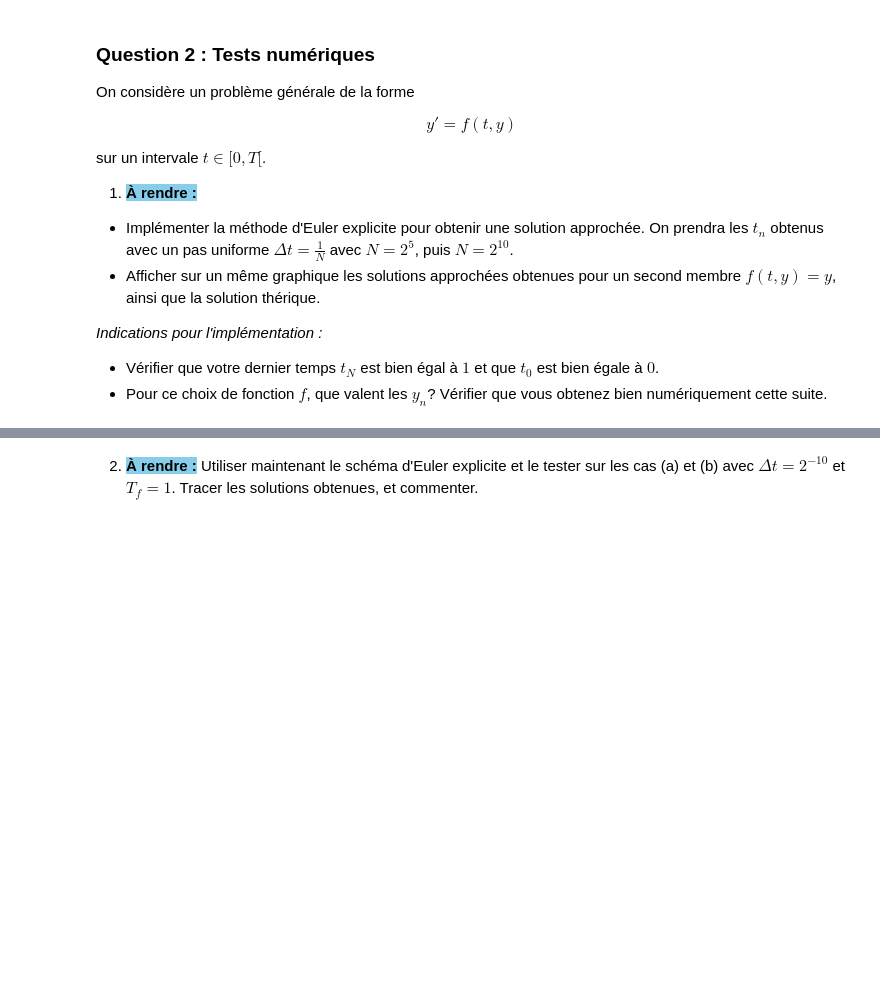
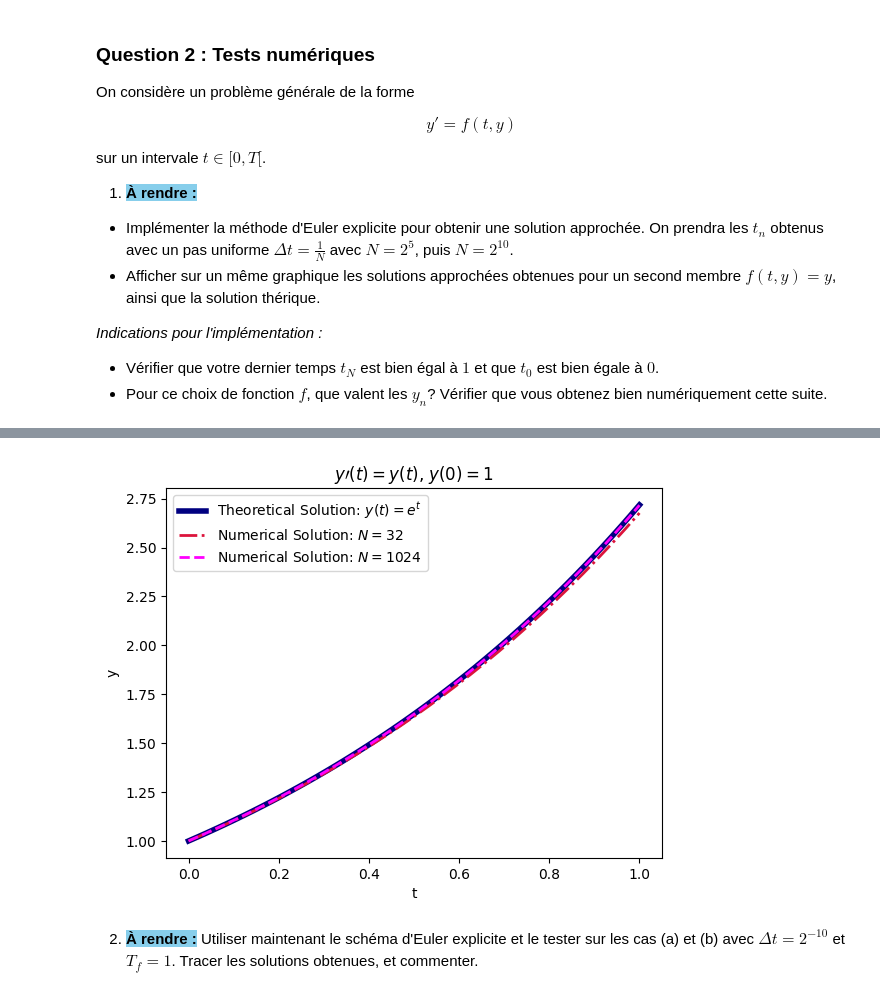
Before and after one commit to Eric-Guerra-Ribeiro/AMP_41012, a Jupyter notebook: pc7.ipynb, the cells around one changed output, grey strips where cells are left out. Cells and saved outputs as stored; diff of their text form; code cells hidden in the pictures; blank space fills up the shorter version.

```diff
--- a/pc7.ipynb
+++ b/pc7.ipynb
@@ -103,5 +103,9 @@ def Euler_explicite(f, y0, dt, T_f):
     valeurs de retour:
     tab_y : tableau contenant les valeurs y_n à chaque itération
     """
-
-    return
+    N = round(T_f/dt)
+    y = np.zeros(N + 1)
+    y[0] = y0
+    for i in range(N):
+        y[i + 1] = y[i] + dt*f(dt*i, y[i])
+    return y
@@ -113,0 +112,20 @@ def Euler_explicite(f, y0, dt, T_f):
+# %%
+# Tests unitaire :
+# -construire les tn et vérifier que tN=1
+# -vérifier la valeurs numérique des yn
+
+T_f = 1
+y0 = 1
+N1 = 2**5
+dt1 = T_f/N1
+N2 = 2**10
+dt2 = T_f/N2
+
+assert N1*dt1 == T_f
+assert N2*dt2 == T_f
+
+y1_n = Euler_explicite(f_1, y0, dt1, T_f)
+y2_n = Euler_explicite(f_1, y0, dt2, T_f)
+
+print(f"For N = {N1}:\n{y1_n}")
+print(f"For N = {N2}:\n{y2_n}")
@@ -114,3 +142,16 @@ def Euler_explicite(f, y0, dt, T_f):
+# %%
+# Tracer la solution numérique avec les paramètres donnés et la solution théorique
+
+plt.plot(np.linspace(0, T_f), np.exp(np.linspace(0, T_f)), label='Theoretical Solution: $y(t) = e^t$', color='navy', linewidth=4)
+plt.plot(np.linspace(0, T_f, N1 + 1), y1_n, label=f'Numerical Solution: $N = {N1}$', linewidth=2, color='crimson', linestyle='-.')
+plt.plot(np.linspace(0, T_f, N2 + 1), y2_n, label=f'Numerical Solution: $N = {N2}$', linewidth=2, color='fuchsia', linestyle='--')
+plt.title('$y\\prime(t) = y(t)$, $y(0) = 1$')
+plt.ylabel('y')
+plt.xlabel('t')
+plt.legend()
+plt.show()
+# %% [output]
+[figure, added]
 # %% [markdown]
 2) **<font color=black><span style="background-color:skyblue">À rendre :</span></font>**
 Utiliser maintenant le schéma d'Euler explicite et le tester sur les cas (a) et (b) avec $\Delta t = 2^{-10}$ et $T_f = 1$. Tracer les solutions obtenues, et commenter.
```
Also changed, not shown: parts of 27 cells of this notebook.
